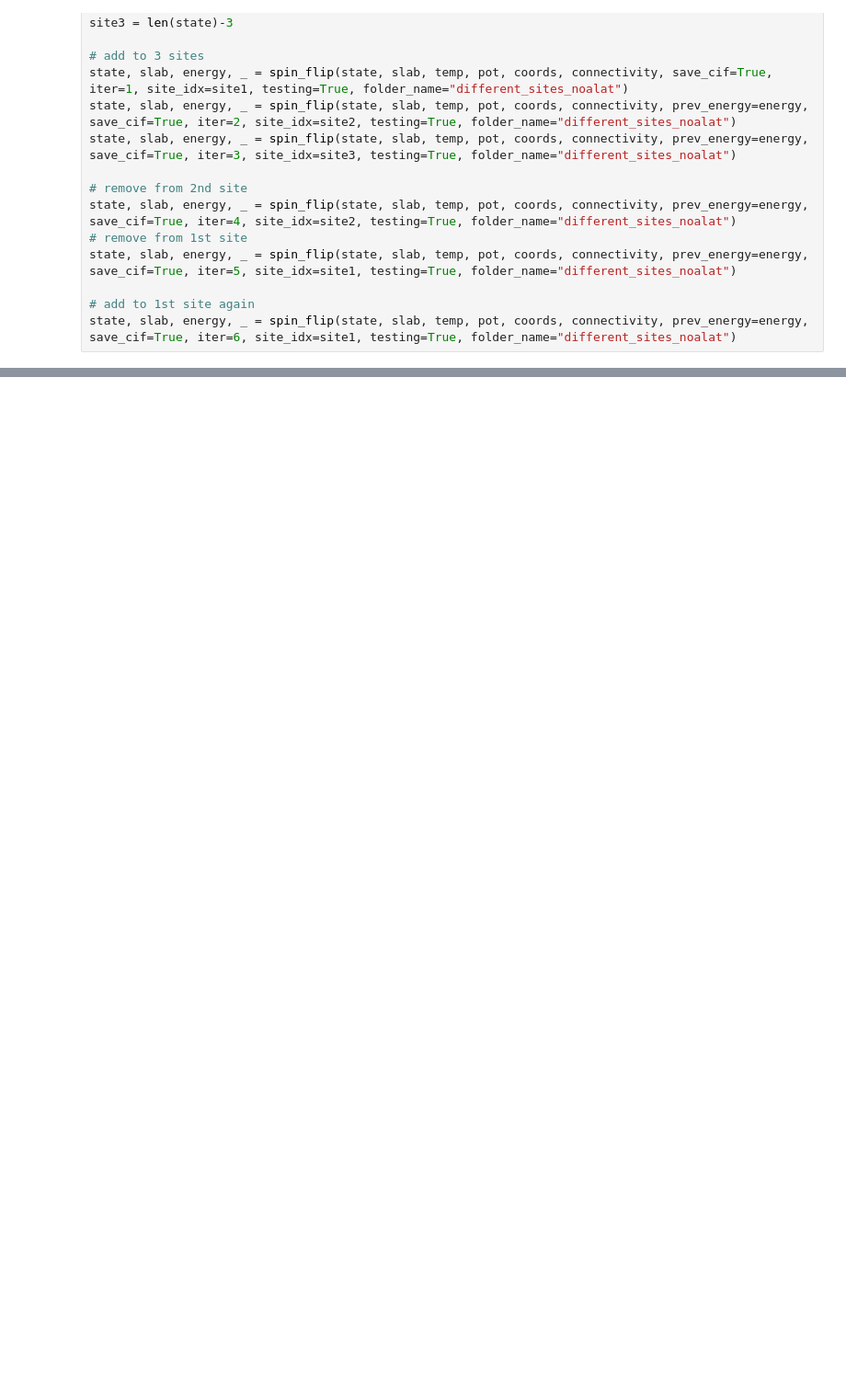
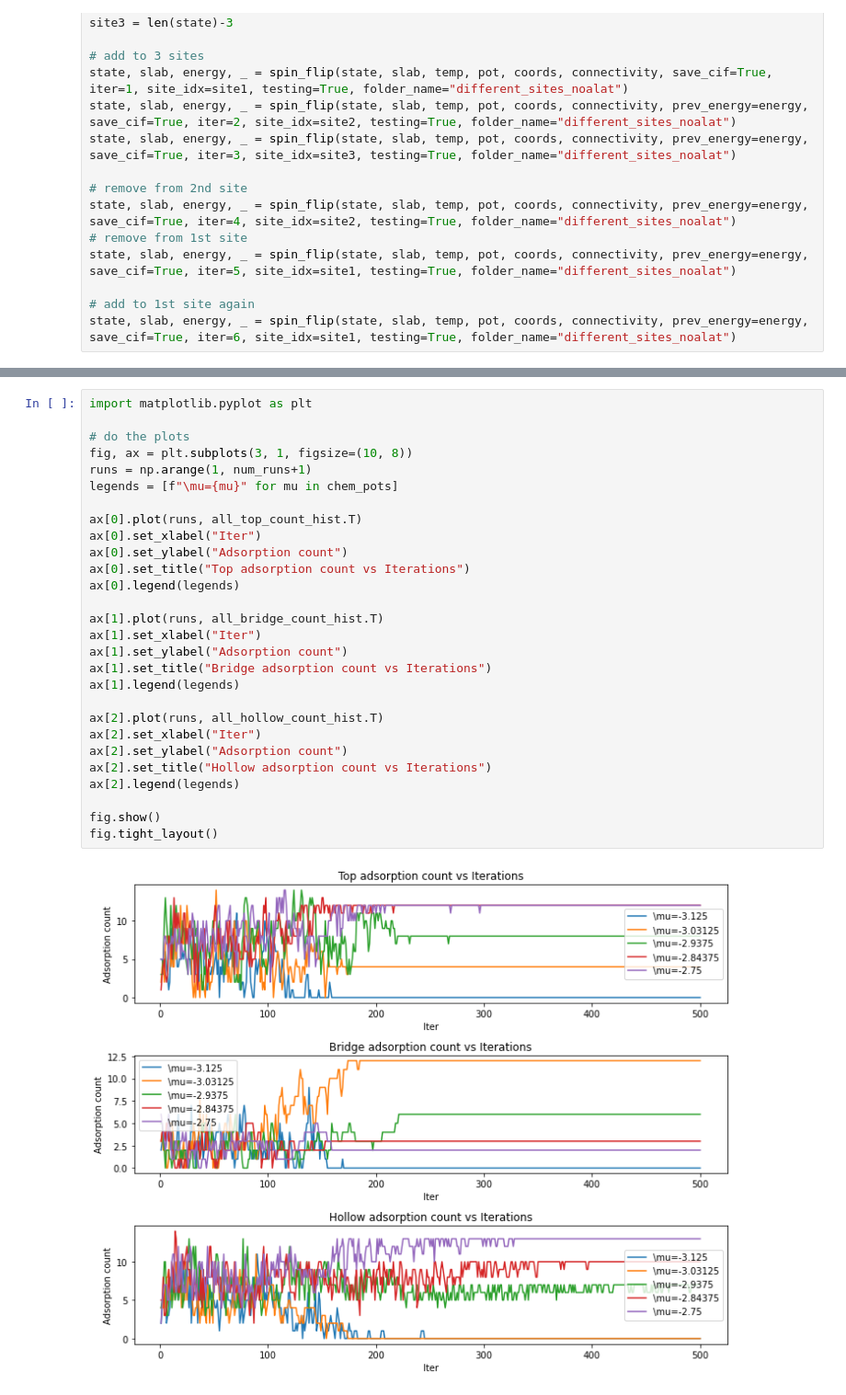
Before and after one commit to learningmatter-mit/surface-sampling, a Jupyter notebook: sgmc_Cu_surf/imcmc.ipynb, the cells around one changed output, grey strips where cells are left out. Shown at 92% size. Cells and saved outputs as stored; diff of their text form; blank space fills up the shorter version.

```diff
--- a/sgmc_Cu_surf/imcmc.ipynb
+++ b/sgmc_Cu_surf/imcmc.ipynb
@@ -194,0 +408,30 @@ fig.tight_layout()
+# %%
+import matplotlib.pyplot as plt
+
+# do the plots
+fig, ax = plt.subplots(3, 1, figsize=(10, 8))
+runs = np.arange(1, num_runs+1)
+legends = [f"\mu={mu}" for mu in chem_pots]
+
+ax[0].plot(runs, all_top_count_hist.T)
+ax[0].set_xlabel("Iter")
+ax[0].set_ylabel("Adsorption count")
+ax[0].set_title("Top adsorption count vs Iterations")
+ax[0].legend(legends)
+
+ax[1].plot(runs, all_bridge_count_hist.T)
+ax[1].set_xlabel("Iter")
+ax[1].set_ylabel("Adsorption count")
+ax[1].set_title("Bridge adsorption count vs Iterations")
+ax[1].legend(legends)
+
+ax[2].plot(runs, all_hollow_count_hist.T)
+ax[2].set_xlabel("Iter")
+ax[2].set_ylabel("Adsorption count")
+ax[2].set_title("Hollow adsorption count vs Iterations")
+ax[2].legend(legends)
+
+fig.show()
+fig.tight_layout()
+# %% [output]
+[figure, added]
```
Also changed, not shown: parts of 11 cells of this notebook, 4 other files.
